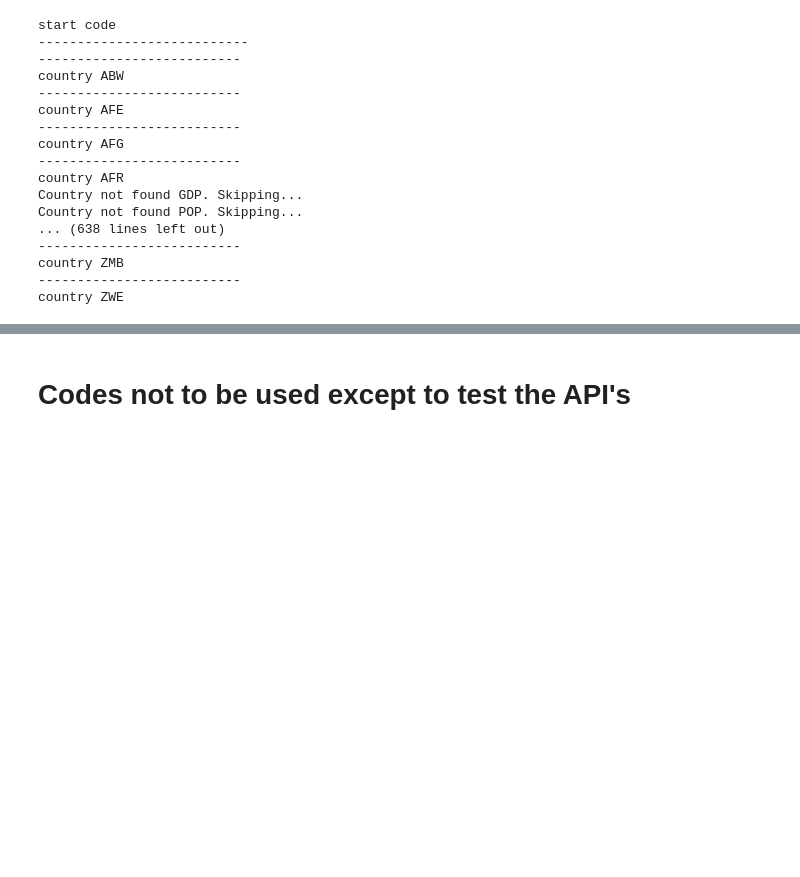
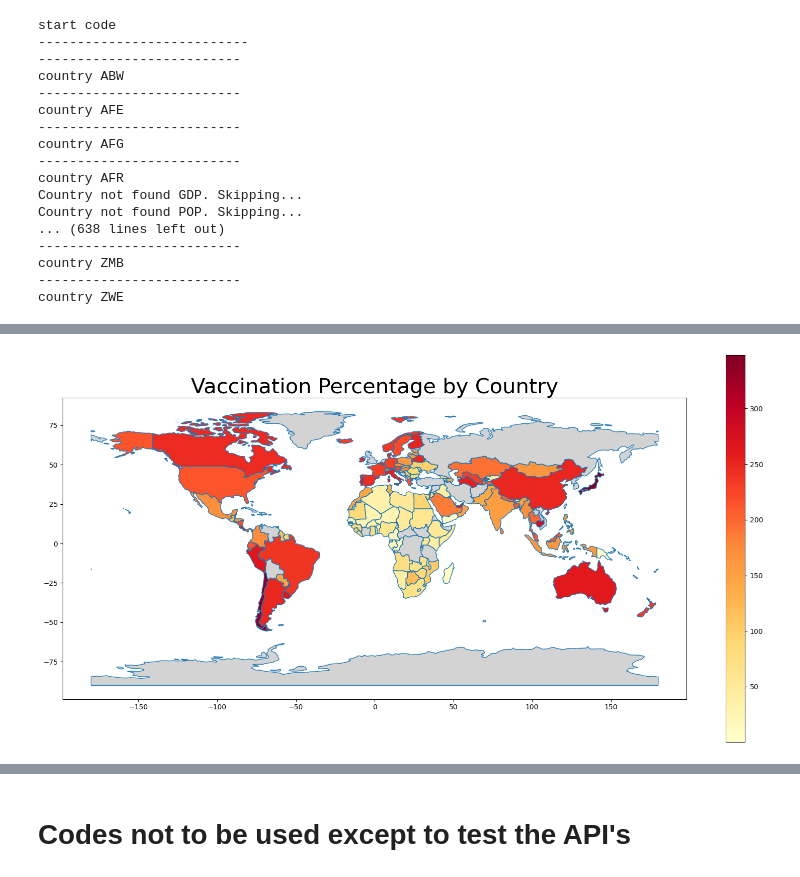
Before and after one commit to nazimben25/project1_group2, a Jupyter notebook: q4_death_vs_vaccination.ipynb, the cells around one changed output, grey strips where cells are left out. Cells and saved outputs as stored; diff of their text form; code cells hidden in the pictures; blank space fills up the shorter version.

```diff
--- a/q4_death_vs_vaccination.ipynb
+++ b/q4_death_vs_vaccination.ipynb
@@ -443,0 +493,10 @@ gdp_pop_df.head()
+# %%
+data1 = data_covid_macro[[
+                     "COUNTRY",'country_ID',
+                     'TOTAL_VACCINATIONS', 'Cumulative_deaths','pop_2023',
+                     'GDPcap_2023','GDPcap_2022','GDPcap_2019',
+                     'longitude', 'latitude'
+                    ]]
+
+
+data1
@@ -443,0 +630,27 @@ gdp_pop_df.head()
+# %%
+## Create a world map with Vaccination %
+#
+# Sample data: replace this with your actual DataFrame
+data = pd.DataFrame({
+    'COUNTRY': data1['COUNTRY'],  # Replace with your country names
+    'vaccination': data1['Vaccination_%']  # Replace with your actual data
+})
+
+# Load the world map
+world = gpd.read_file(gpd.datasets.get_path('naturalearth_lowres'))
+
+# Merge the GeoDataFrame with your data
+world = world.merge(data, how="left", left_on="name", right_on="COUNTRY")
+
+# Plot the choropleth map
+fig, ax = plt.subplots(1, 1, figsize=(20, 10))
+world.boundary.plot(ax=ax, linewidth=1)
+world.plot(column='vaccination', ax=ax, legend=True,
+           cmap='YlOrRd', missing_kwds={"color": "lightgrey"})
+
+plt.title('Vaccination Percentage by Country', fontsize = 30)
+plt.savefig("Output/Vaccination_perc_worlwide.png")
+
+plt.show()
+# %% [output]
+[figure, added]
```
Also changed, not shown: parts of 33 cells of this notebook, 10 other files.
